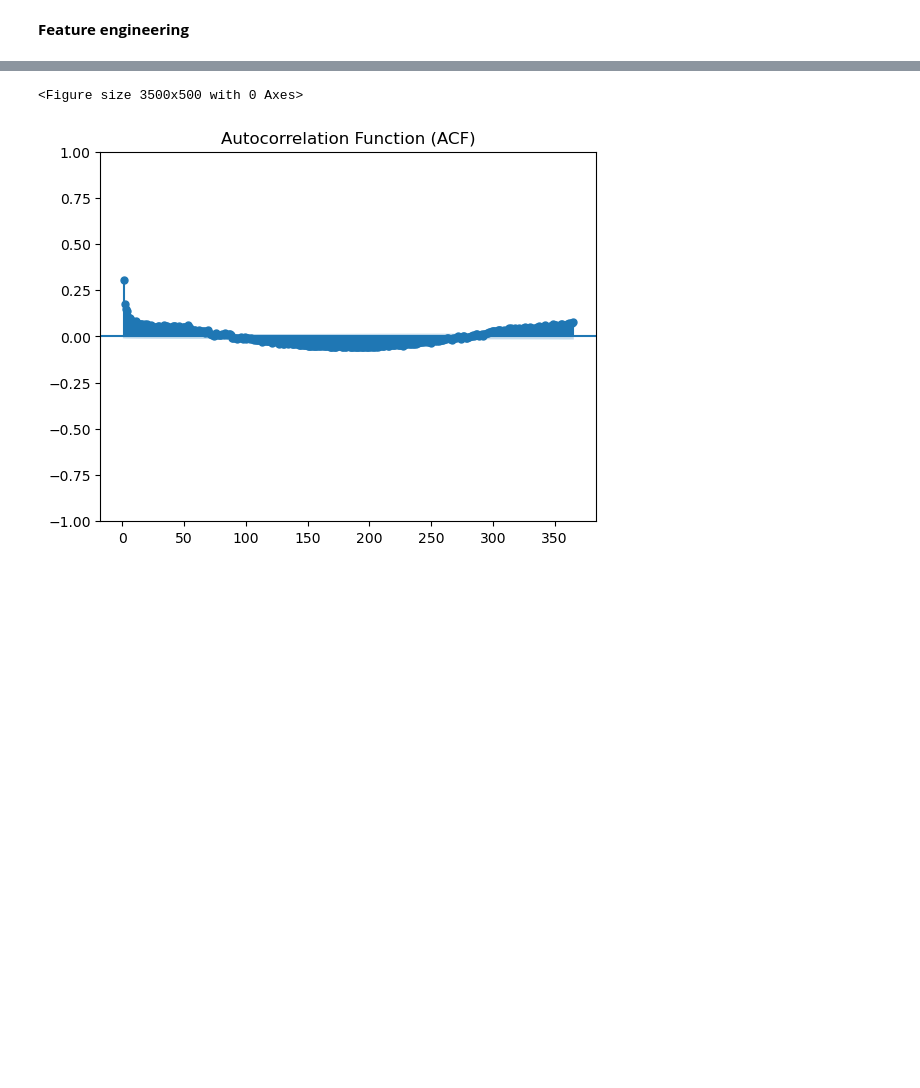
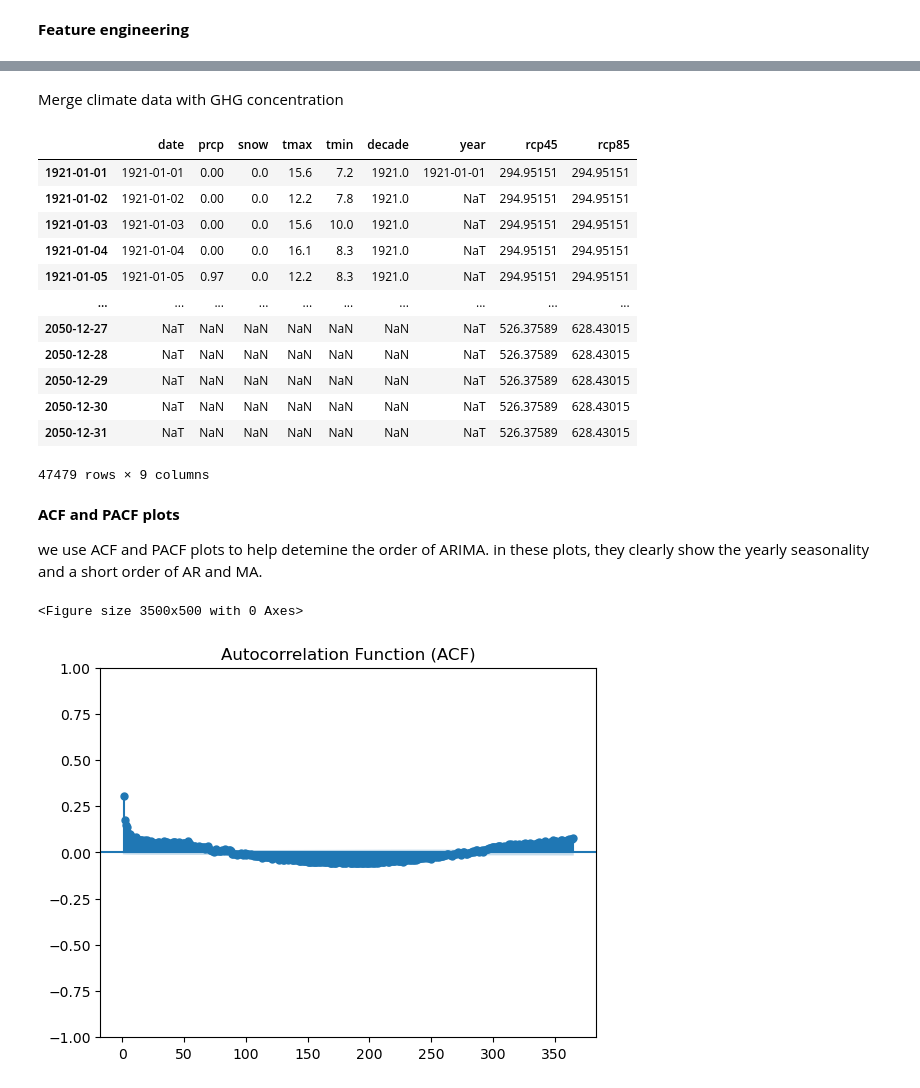
Before and after one commit to sumatepru/sf_climate_projection, a Jupyter notebook: code_for_daily_data.ipynb, the cells around one changed output, grey strips where cells are left out. Cells and saved outputs as stored; diff of their text form; code cells hidden in the pictures; blank space fills up the shorter version.

```diff
--- a/code_for_daily_data.ipynb
+++ b/code_for_daily_data.ipynb
@@ -619 +597,53 @@ main4
+# %% [markdown]
+ Merge climate data with GHG concentration
+# %%
+
+# set index as datetime variable for merging
+main4.set_index('date', inplace=True, drop=False)
+rcp.set_index('year', inplace=True, drop=False)
+
+
+# add future period to data frame
+original_df = main4
+
+# Define the future time range
+future_start_date = original_df.index.max() + pd.DateOffset(days=1)
+future_end_date = pd.to_datetime('2050-12-31')  # Adjust as needed
+
+# Create a new DataFrame with the extended time range
+future_time_range = pd.date_range(start=future_start_date, end=future_end_date, freq='D')
+future_df = pd.DataFrame(index=future_time_range)
+
+# Concatenate the original DataFrame with the new one
+extended_df = pd.concat([original_df, future_df])
+extended_df
+# Now, extended_df contains the original data up to the max date in the index,
+# and it extends to the future without filling NaN values for the new dates.
+
+# Merge main4 with rcp based on the year
+#main6 = pd.merge(main4, rcp, left_on='key_column_df1', right_on='key_column_df2', how='inner')
+main6 = pd.merge(extended_df, rcp, left_index=True, right_index=True, how='left')
+
+# Fill missing values in 'rcp45' and 'rcp85' column (assuming it's missing for years without data)
+main6[['rcp45', 'rcp85']] = main66[['rcp45', 'rcp85']].ffill()
+main6
+# %% [output]
+|  | date | prcp | snow | tmax | tmin | decade | year | rcp45 | rcp85 |
+| 1921-01-01 | 1921-01-01 | 0.00 | 0.0 | 15.6 | 7.2 | 1921.0 | 1921-01-01 | 294.95151 | 294.95151 |
+| 1921-01-02 | 1921-01-02 | 0.00 | 0.0 | 12.2 | 7.8 | 1921.0 | NaT | 294.95151 | 294.95151 |
+| 1921-01-03 | 1921-01-03 | 0.00 | 0.0 | 15.6 | 10.0 | 1921.0 | NaT | 294.95151 | 294.95151 |
+| 1921-01-04 | 1921-01-04 | 0.00 | 0.0 | 16.1 | 8.3 | 1921.0 | NaT | 294.95151 | 294.95151 |
+| 1921-01-05 | 1921-01-05 | 0.97 | 0.0 | 12.2 | 8.3 | 1921.0 | NaT | 294.95151 | 294.95151 |
+| ... | ... | ... | ... | ... | ... | ... | ... | ... | ... |
+| 2050-12-27 | NaT | NaN | NaN | NaN | NaN | NaN | NaT | 526.37589 | 628.43015 |
+| 2050-12-28 | NaT | NaN | NaN | NaN | NaN | NaN | NaT | 526.37589 | 628.43015 |
+| 2050-12-29 | NaT | NaN | NaN | NaN | NaN | NaN | NaT | 526.37589 | 628.43015 |
+| 2050-12-30 | NaT | NaN | NaN | NaN | NaN | NaN | NaT | 526.37589 | 628.43015 |
+| 2050-12-31 | NaT | NaN | NaN | NaN | NaN | NaN | NaT | 526.37589 | 628.43015 |
+47479 rows × 9 columns
+# %% [markdown]
+**ACF and PACF plots**
+
+we use ACF and PACF plots to help detemine the order of ARIMA.
+in these plots, they clearly show the yearly seasonality and a short order of AR and MA.
 # %%
```
Also changed, not shown: parts of 19 cells of this notebook.
